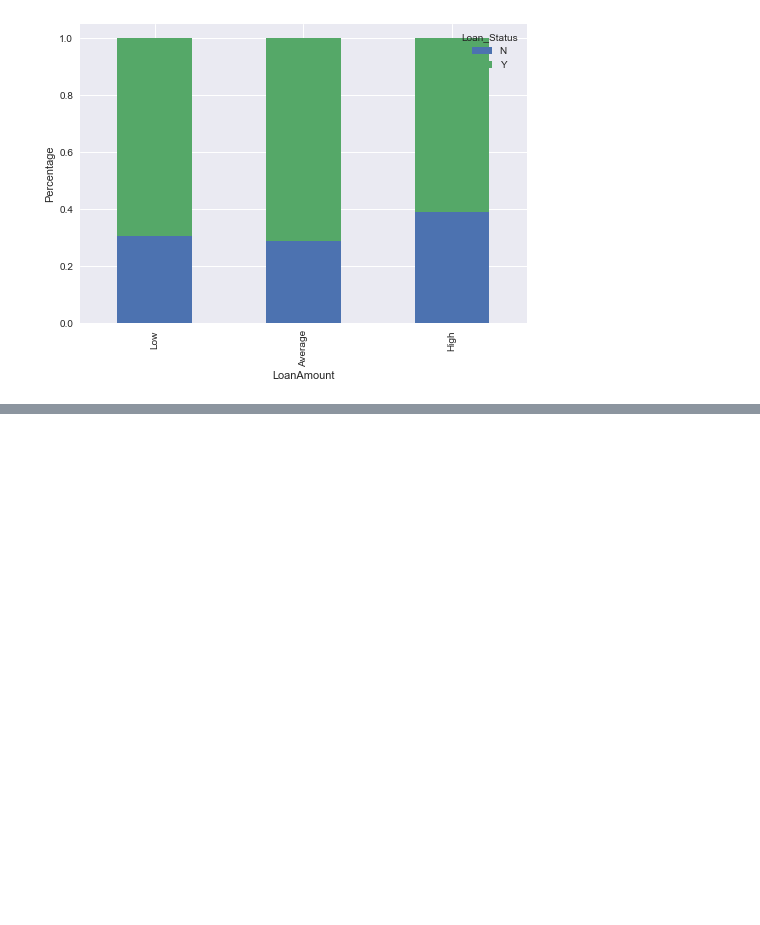
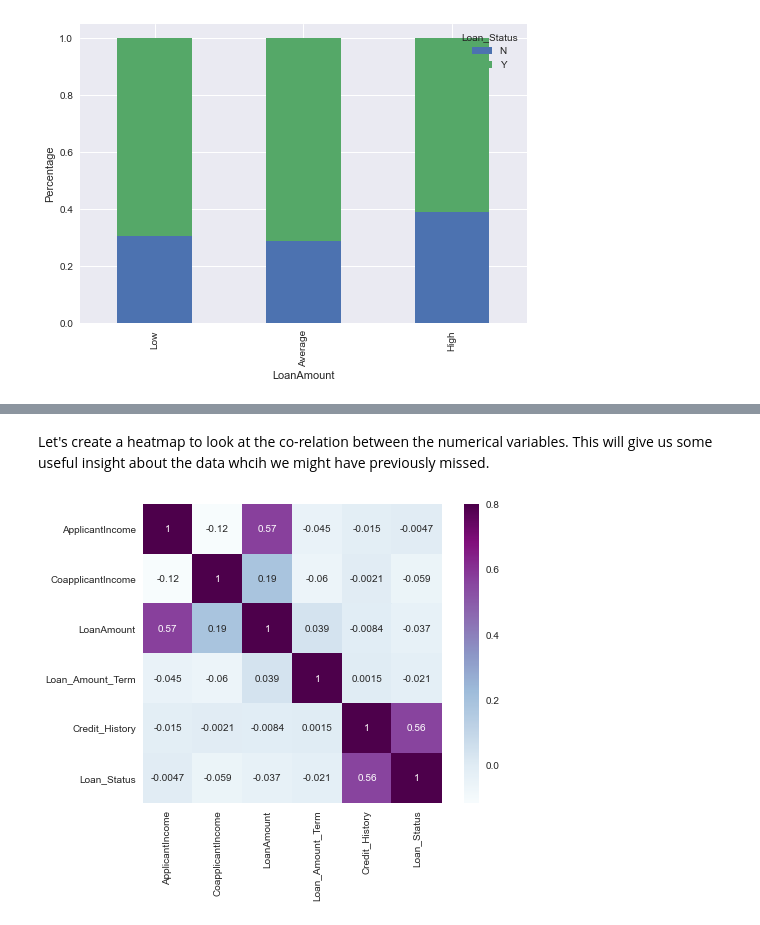
Before and after one commit to hsiraaH/loan-eligibility-prediction, a Jupyter notebook: main.ipynb, the cells around one changed output, grey strips where cells are left out. Cells and saved outputs as stored; diff of their text form; code cells hidden in the pictures; blank space fills up the shorter version.

```diff
--- a/main.ipynb
+++ b/main.ipynb
@@ -16,8 +16,6 @@ import pandas as pd
 import numpy as np
 import seaborn as sns
 import matplotlib.pyplot as plt
-%matplotlib inline
-plt.rcParams['figure.figsize'] = (8,6)
 plt.style.use('seaborn')
 # %% [markdown]
 ## Getting The Data
@@ -257,0 +260,14 @@ P=plt.ylabel('Percentage')
+# %%
+train=train.drop(['Income_bin', 'Coapplicant_Income_bin', 'LoanAmount_bin', 'Total_Income_bin', 'Total_Income'], axis=1)
+train['Dependents'].replace('3+', 3,inplace=True)
+test['Dependents'].replace('3+', 3,inplace=True)
+train['Loan_Status'].replace('N', 0,inplace=True)
+train['Loan_Status'].replace('Y', 1,inplace=True)
+# %% [markdown]
+Let's create a heatmap to look at the co-relation between the numerical variables. This will give us some useful insight about the data whcih we might have previously missed.
+# %%
+matrix = train.corr()
+f, ax = plt.subplots()
+sns.heatmap(matrix,vmax=.8,square=True,cmap='BuPu', annot = True);
+# %% [output]
+[figure, added]
```
Also changed, not shown: parts of 31 cells of this notebook.
